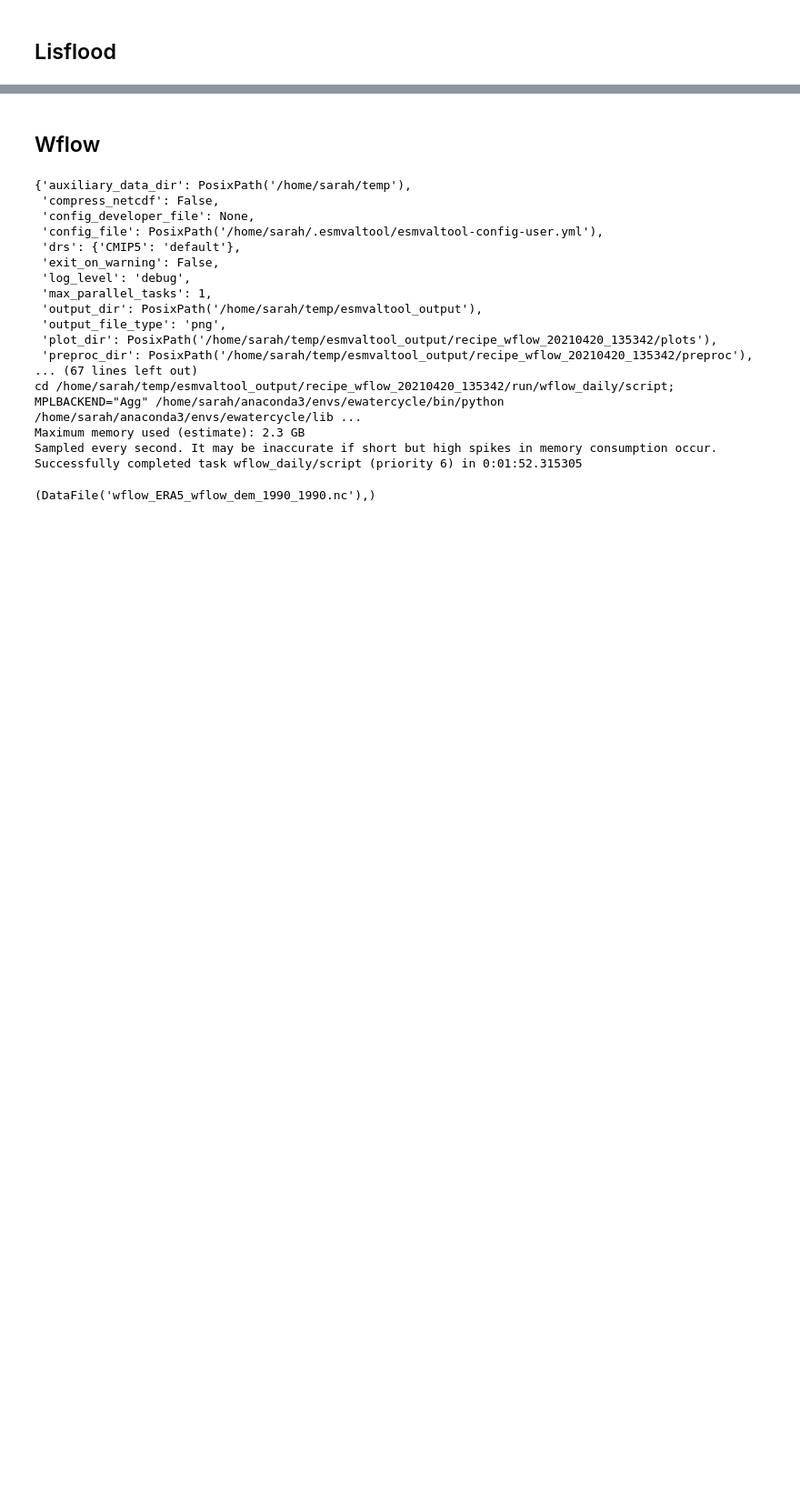
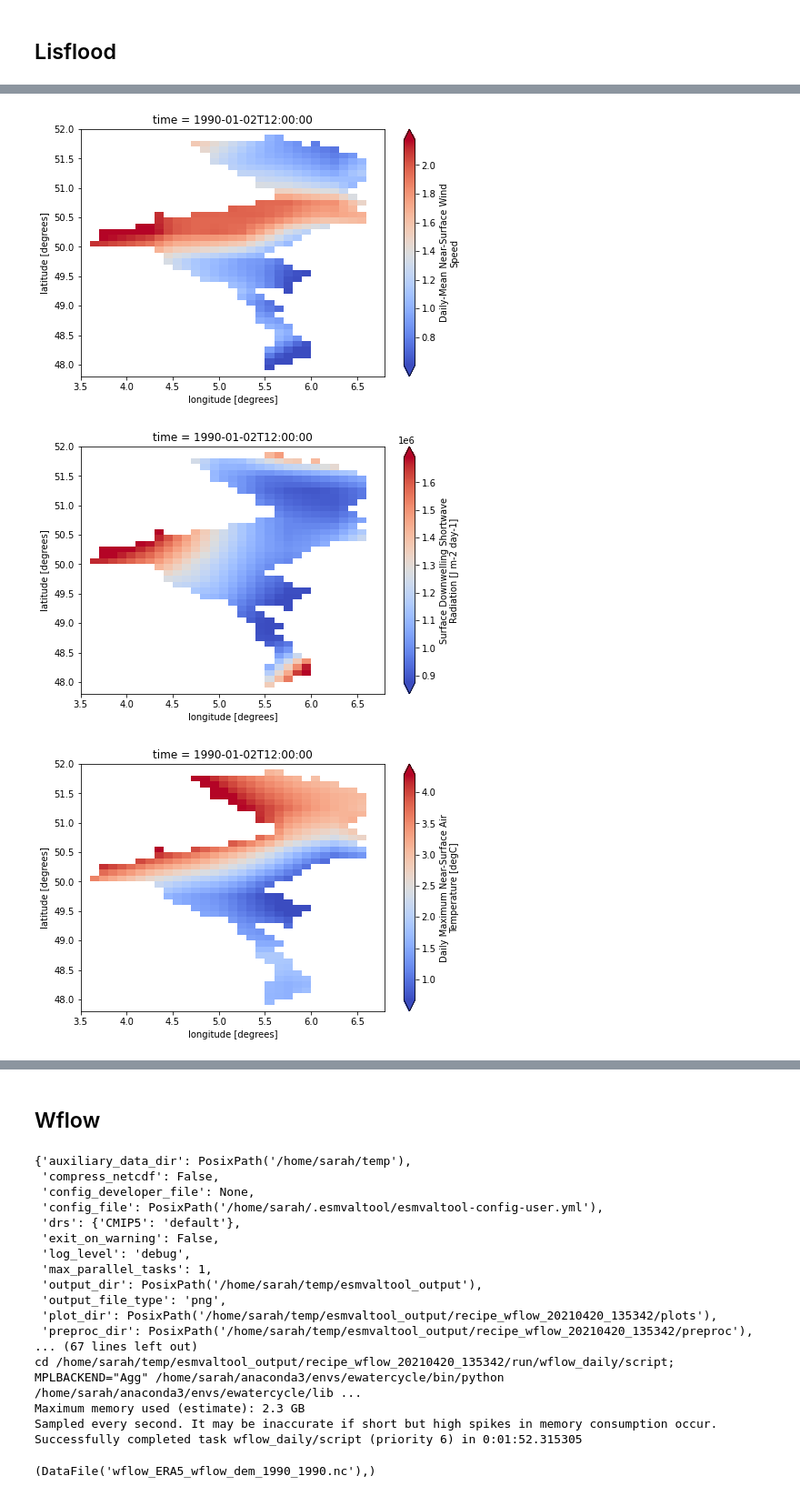
Before and after one commit to eWaterCycle/ewatercycle, a Jupyter notebook: examples/preprocessing.ipynb, the cells around one changed output, grey strips where cells are left out. Shown at 91% size. Drawn from its saved outputs; the diff is of its cells as text; code cells hidden in the pictures; blank space fills up the shorter version.

Commit message:
remove marrmot, re-run lisflood

```diff
--- a/examples/preprocessing.ipynb
+++ b/examples/preprocessing.ipynb
@@ -81,0 +48,4 @@ Starting task diagnostic_daily/pr in process [66346]
+# %%
+# load and plot forcing data
+data_files = list(lisflood_output.recipe_output.values())[0].data_files
+data_files
@@ -81,0 +60,9 @@ Starting task diagnostic_daily/pr in process [66346]
+# %%
+for data_file in data_files:
+    dataset = data_file.load_xarray()
+    var = list(dataset.data_vars.keys())[0]
+    dataset[var].isel(time=1).plot(cmap="coolwarm", robust=True, size=5)
+# %% [output]
+[figure, added]
+[figure, added]
+[figure, added]
```
Also changed, not shown: parts of 6 cells of this notebook.
